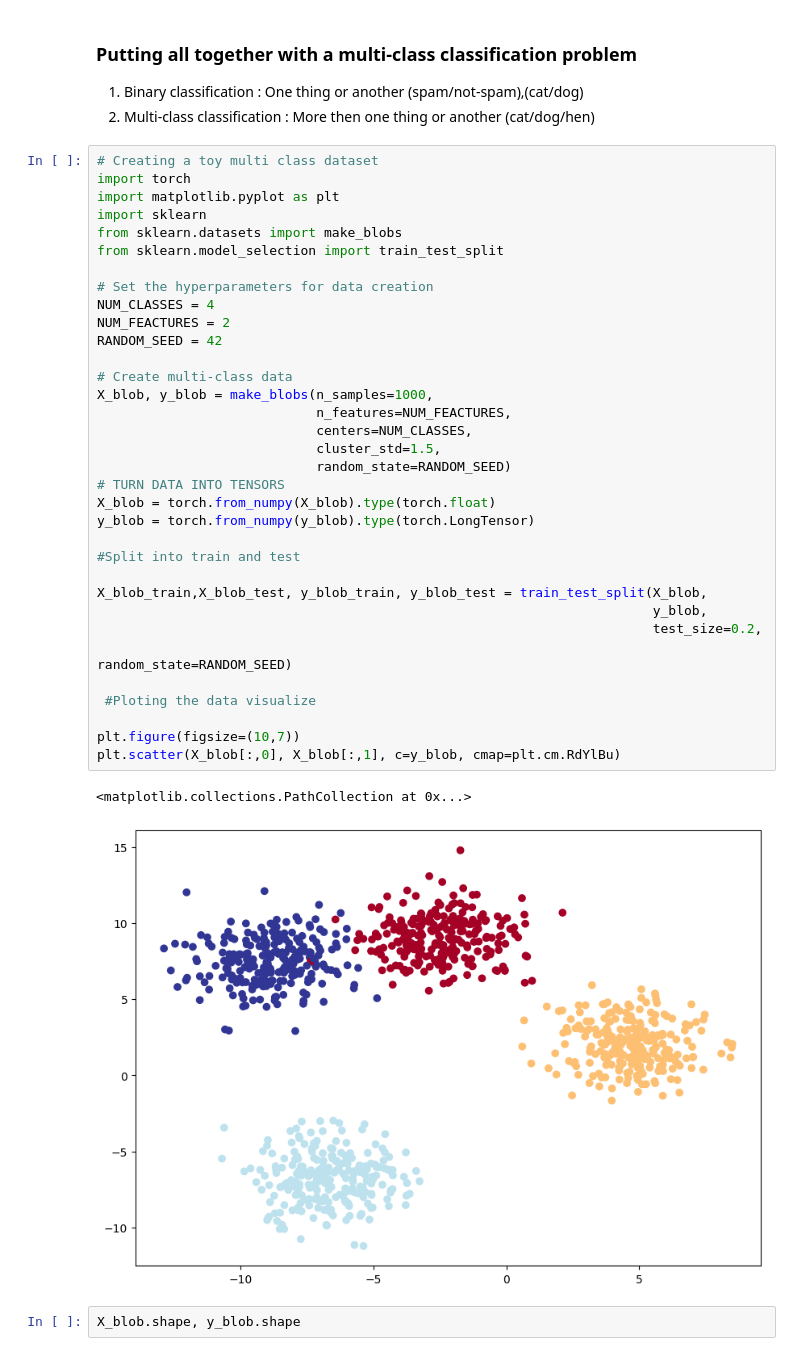
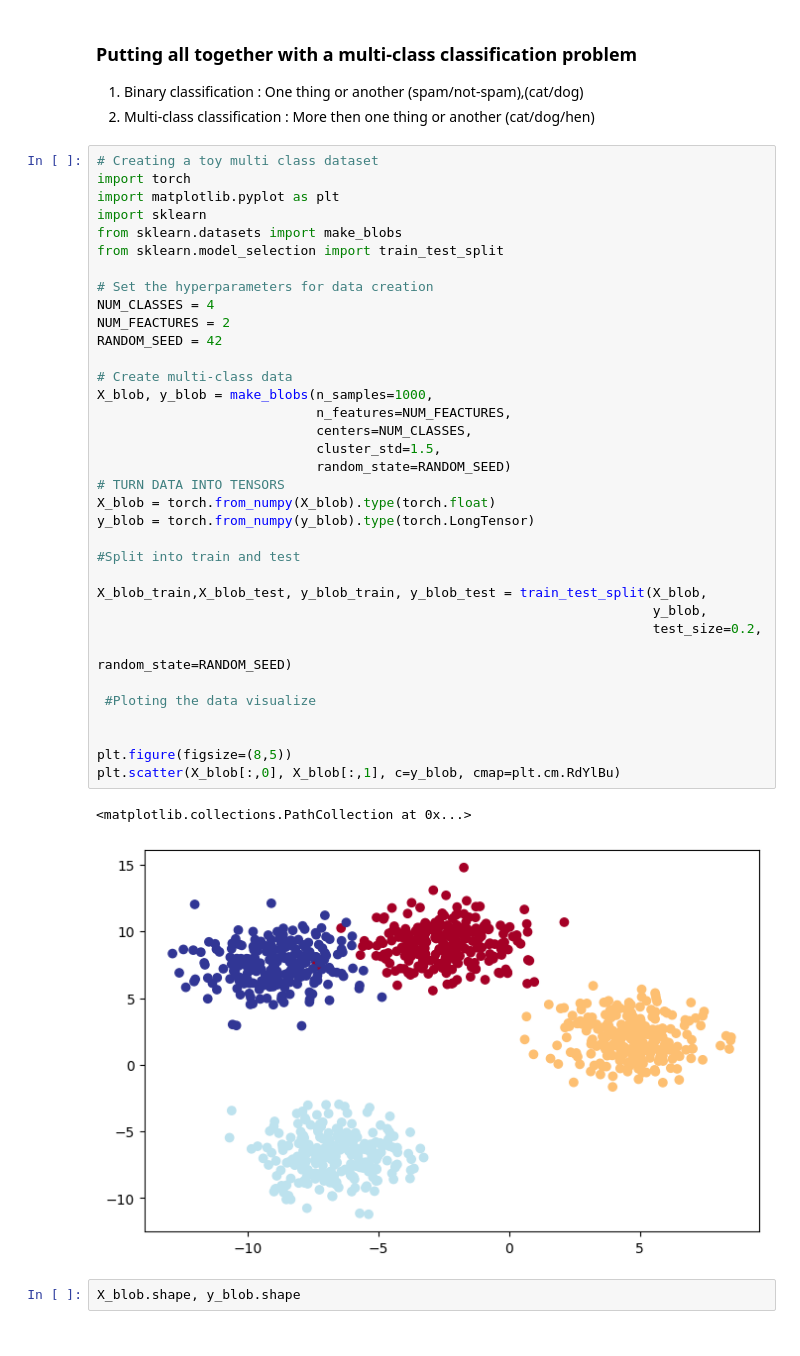
Before and after one commit to mdnazishpatel/Machine_learning, a Jupyter notebook: Neuralnwork_Classification_PyTorch.ipynb, the cells around one changed output. Saved outputs shown, nothing was run; the diff lists cells and outputs as text.

```diff
--- a/Neuralnwork_Classification_PyTorch.ipynb
+++ b/Neuralnwork_Classification_PyTorch.ipynb
@@ -771,35 +771,36 @@ import sklearn
 from sklearn.datasets import make_blobs
 from sklearn.model_selection import train_test_split
 
 # Set the hyperparameters for data creation
 NUM_CLASSES = 4
 NUM_FEACTURES = 2
 RANDOM_SEED = 42
 
 # Create multi-class data
 X_blob, y_blob = make_blobs(n_samples=1000,
                             n_features=NUM_FEACTURES,
                             centers=NUM_CLASSES,
                             cluster_std=1.5,
                             random_state=RANDOM_SEED)
 # TURN DATA INTO TENSORS
 X_blob = torch.from_numpy(X_blob).type(torch.float)
 y_blob = torch.from_numpy(y_blob).type(torch.LongTensor)
 
 #Split into train and test
 
 X_blob_train,X_blob_test, y_blob_train, y_blob_test = train_test_split(X_blob,
                                                                        y_blob,
                                                                        test_size=0.2,
                                                                        random_state=RANDOM_SEED)
 
  #Ploting the data visualize
 
-plt.figure(figsize=(10,7))
+
+plt.figure(figsize=(8,5))
 plt.scatter(X_blob[:,0], X_blob[:,1], c=y_blob, cmap=plt.cm.RdYlBu)
 # %% [output]
 <matplotlib.collections.PathCollection at 0x...>
-[figure, old version]
+[figure, new version]
 # %%
 X_blob.shape, y_blob.shape
 # %% [output]
```
Also changed, not shown: parts of 19 cells of this notebook.
